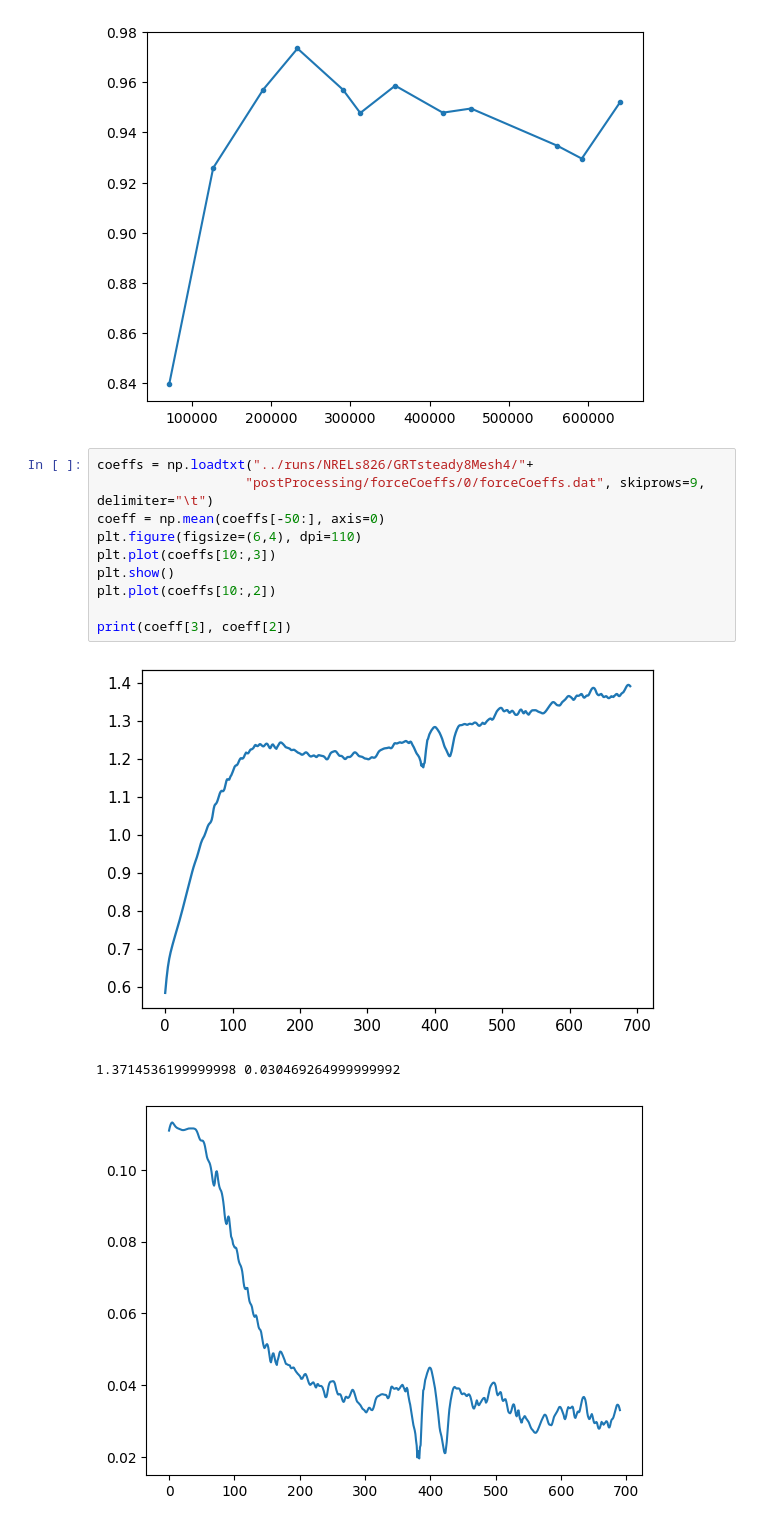
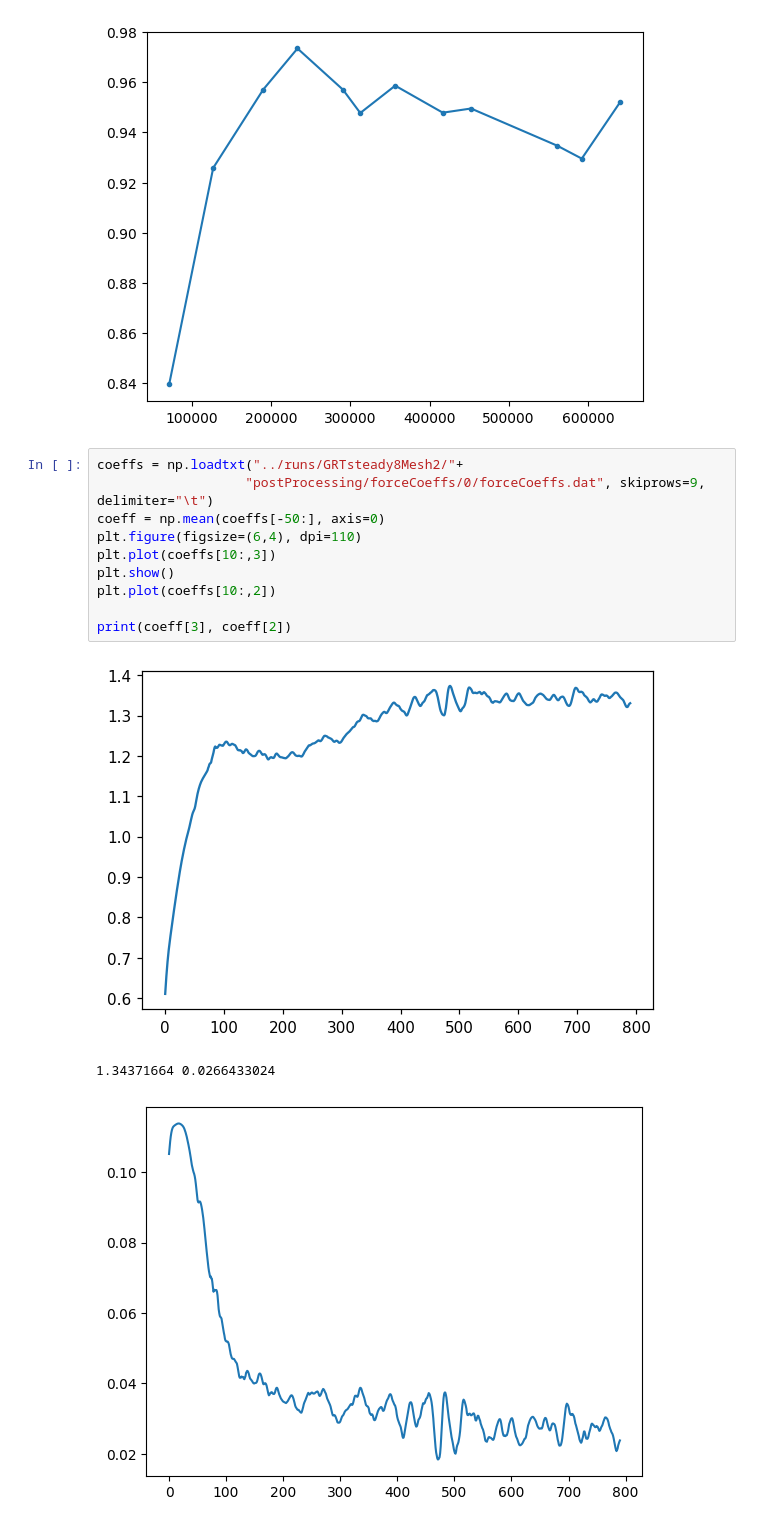
Before and after one commit to jkhansell/CFDFinalProject, a Jupyter notebook: meshstudy/ValidationNBs/AirfoilCoeffValidation.ipynb, the cells around one changed output. Saved outputs shown, nothing was run; the diff lists cells and outputs as text.

```diff
--- a/meshstudy/ValidationNBs/AirfoilCoeffValidation.ipynb
+++ b/meshstudy/ValidationNBs/AirfoilCoeffValidation.ipynb
@@ -32,16 +32,16 @@ plt.show()
 [figure]
 [figure]
 # %%
-coeffs = np.loadtxt("../runs/NRELs826/GRTsteady8Mesh4/"+
+coeffs = np.loadtxt("../runs/GRTsteady8Mesh2/"+
                    "postProcessing/forceCoeffs/0/forceCoeffs.dat", skiprows=9, delimiter="\t")
 coeff = np.mean(coeffs[-50:], axis=0)
 plt.figure(figsize=(6,4), dpi=110)
 plt.plot(coeffs[10:,3])
 plt.show()
 plt.plot(coeffs[10:,2])
 
 print(coeff[3], coeff[2])
 # %% [output]
-[figure, old version]
+[figure, new version]
-1.3714536199999998 0.030469264999999992
+1.34371664 0.0266433024
-[figure, old version]
+[figure, new version]
```
Also changed, not shown: 3 other files.
